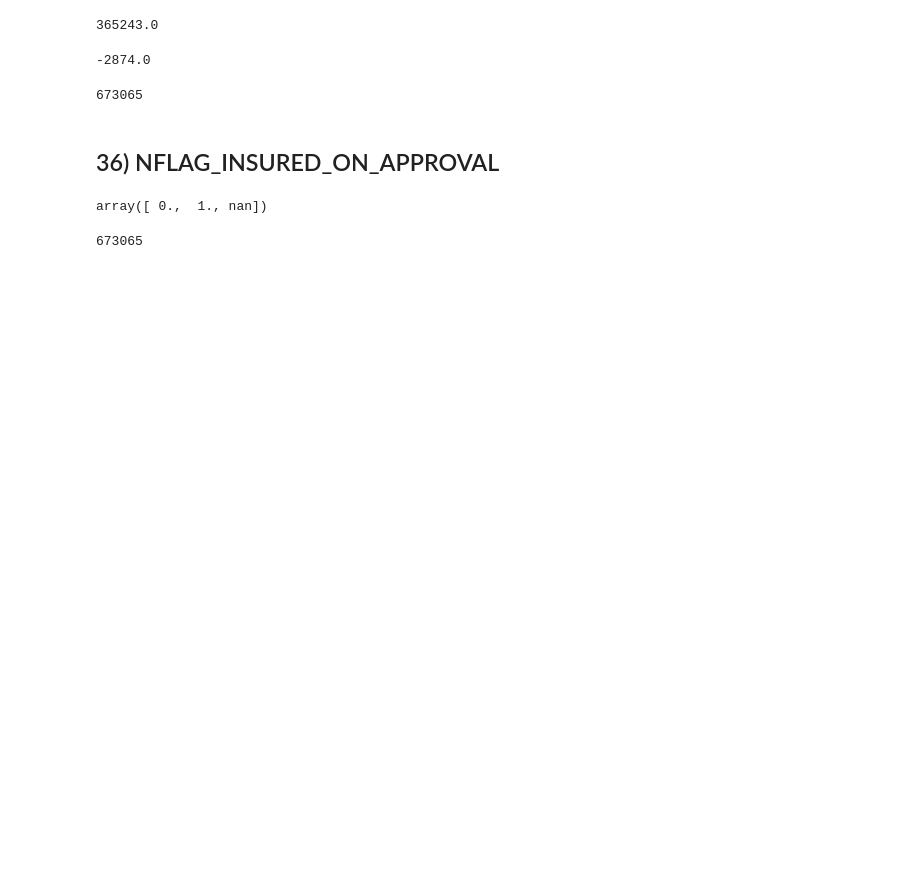
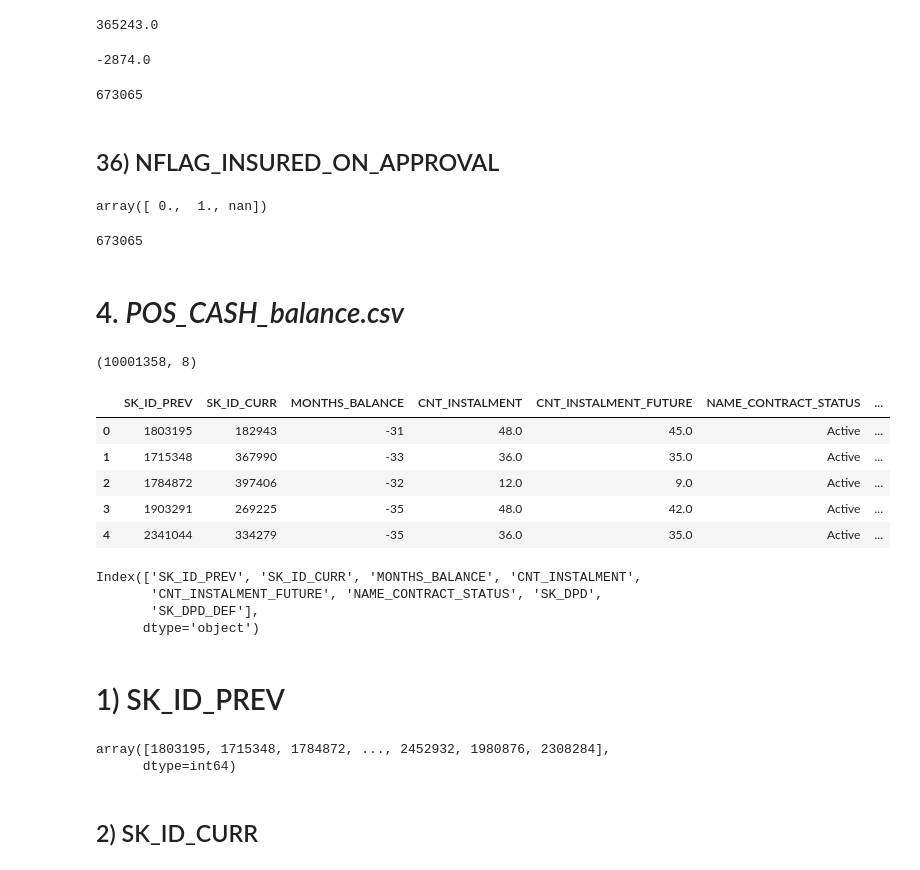
Before and after one commit to MaengHyoyeol/home_credit_project, a Jupyter notebook: 2018_07_13_Kaggle_Home_Credit_Default_Risk_Project_code.ipynb, the cells around one changed output. Cells and saved outputs as stored; diff of their text form; code cells hidden in the pictures; blank space fills up the shorter version.

```diff
--- a/2018_07_13_Kaggle_Home_Credit_Default_Risk_Project_code.ipynb
+++ b/2018_07_13_Kaggle_Home_Credit_Default_Risk_Project_code.ipynb
@@ -8,6 +8,10 @@ bureau = pd.read_csv(path + 'bureau.csv')
 bureau_balance = pd.read_csv(path + 'bureau_balance.csv')
 previous_application = pd.read_csv(path + 'previous_application.csv')
 # test = pd.read_csv('\\Project\\Home_credit\\application_test.csv')
+# %%
+pos_cash_balance = pd.read_csv(path + 'POS_CASH_balance.csv')
+installments_payments = pd.read_csv(path + 'installments_payments.csv')
+credit_card_balance = pd.read_csv(path + 'credit_card_balance.csv')
 # %% [markdown]
 ### `test.csv`와 `train.csv`의 다른 Columns가 있는지 없는지 검증
 - 다른 Column: Only `Target Column`이 추가적으로 train.csv에 포함되어 있음 => `결과 값`
@@ -2348,3 +2352,34 @@ array([ 0.,  1., nan])
 previous_application['NFLAG_INSURED_ON_APPROVAL'].isnull().sum()
 # %% [output]
 673065
+# %% [markdown]
+# 4. *POS_CASH_balance.csv*
+# %%
+pos_cash_balance.shape
+# %% [output]
+(10001358, 8)
+# %%
+pos_cash_balance.head()
+# %% [output]
+|  | SK_ID_PREV | SK_ID_CURR | MONTHS_BALANCE | CNT_INSTALMENT | CNT_INSTALMENT_FUTURE | NAME_CONTRACT_STATUS | ... |
+| 0 | 1803195 | 182943 | -31 | 48.0 | 45.0 | Active | ... |
+| 1 | 1715348 | 367990 | -33 | 36.0 | 35.0 | Active | ... |
+| 2 | 1784872 | 397406 | -32 | 12.0 | 9.0 | Active | ... |
+| 3 | 1903291 | 269225 | -35 | 48.0 | 42.0 | Active | ... |
+| 4 | 2341044 | 334279 | -35 | 36.0 | 35.0 | Active | ... |
+# %%
+pos_cash_balance.columns
+# %% [output]
+Index(['SK_ID_PREV', 'SK_ID_CURR', 'MONTHS_BALANCE', 'CNT_INSTALMENT',
+       'CNT_INSTALMENT_FUTURE', 'NAME_CONTRACT_STATUS', 'SK_DPD',
+       'SK_DPD_DEF'],
+      dtype='object')
+# %% [markdown]
+# 1) SK_ID_PREV
+# %%
+pos_cash_balance['SK_ID_PREV'].unique()
+# %% [output]
+array([1803195, 1715348, 1784872, ..., 2452932, 1980876, 2308284],
+      dtype=int64)
+# %% [markdown]
+## 2) SK_ID_CURR
```
Also changed, not shown: parts of 26 cells of this notebook, 1 other file.
